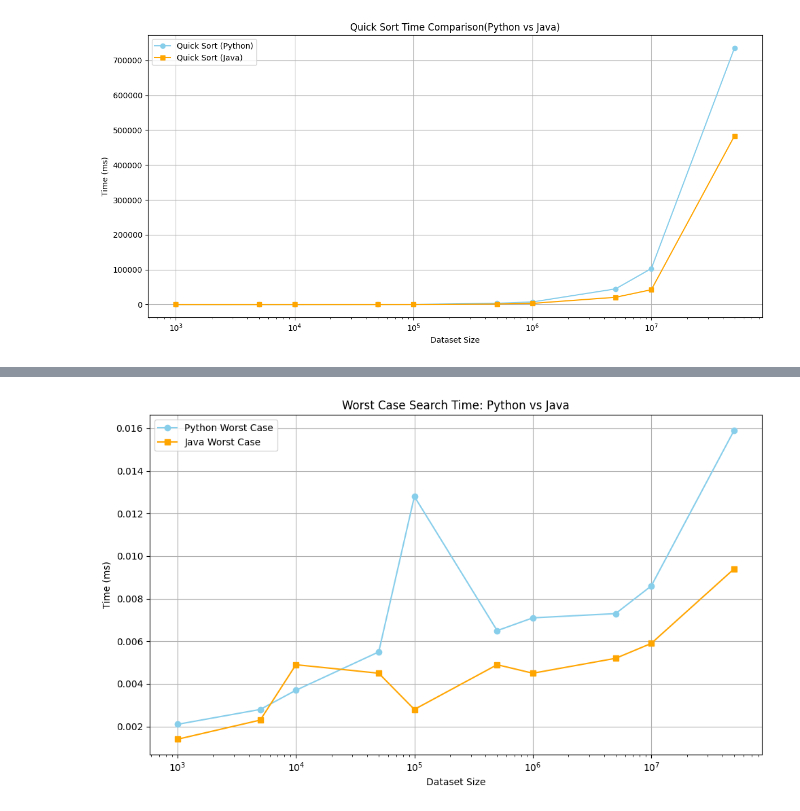
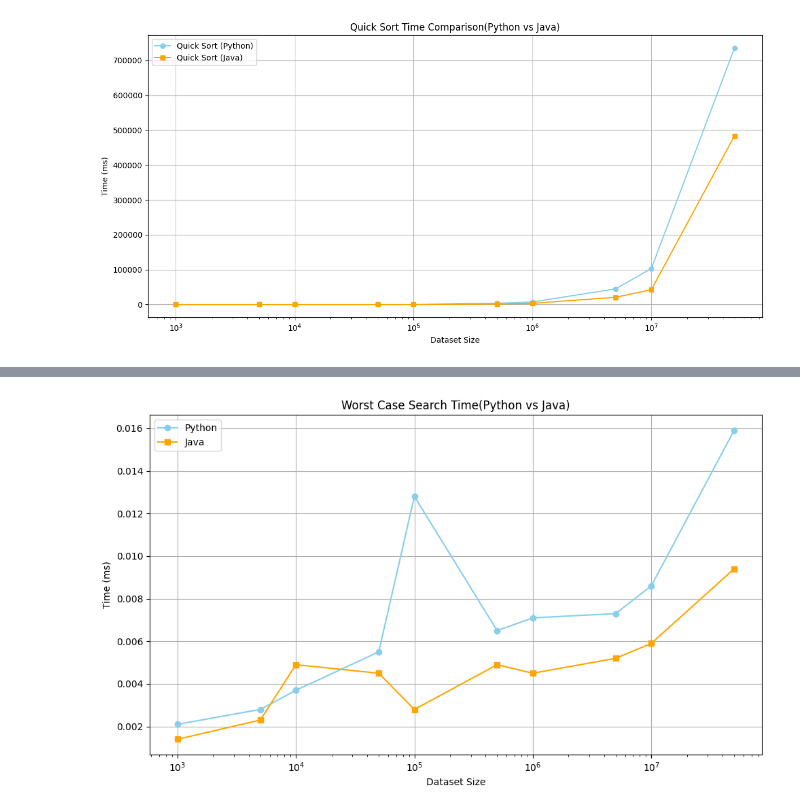
Before and after one commit to JOONLI026/Algorithm_assignment, a Jupyter notebook: visual.ipynb, the cells around one changed output, grey strips where cells are left out. Cells and saved outputs as stored; diff of their text form; code cells hidden in the pictures.

```diff
--- a/visual.ipynb
+++ b/visual.ipynb
@@ -169,17 +169,17 @@ plt.show()
 # %%
 py_worst =   [0.00210, 0.00280, 0.00370, 0.00550, 0.01280, 0.00650, 0.00710, 0.00730, 0.00860, 0.01590]
 java_worst = [0.00140, 0.00230, 0.00490, 0.00450, 0.00280, 0.00490, 0.00450, 0.00520, 0.00590, 0.00940]
 
 plt.figure(figsize=(10, 6))
-plt.plot(data_sizes, py_worst, marker='o', label='Python Worst Case', color='skyblue')
-plt.plot(data_sizes, java_worst, marker='s', label='Java Worst Case', color='orange')
-plt.title('Worst Case Search Time: Python vs Java')
+plt.plot(data_sizes, py_worst, marker='o', label='Python', color='skyblue')
+plt.plot(data_sizes, java_worst, marker='s', label='Java', color='orange')
+plt.title('Worst Case Search Time(Python vs Java)')
 plt.xlabel('Dataset Size')
 plt.ylabel('Time (ms)')
 plt.legend()
 plt.grid(True)
 plt.xscale('log')
 plt.tight_layout()
 plt.show()
 # %% [output]
-[figure, old version]
+[figure, new version]
```
Also changed, not shown: parts of 2 cells of this notebook, 10 other files.
